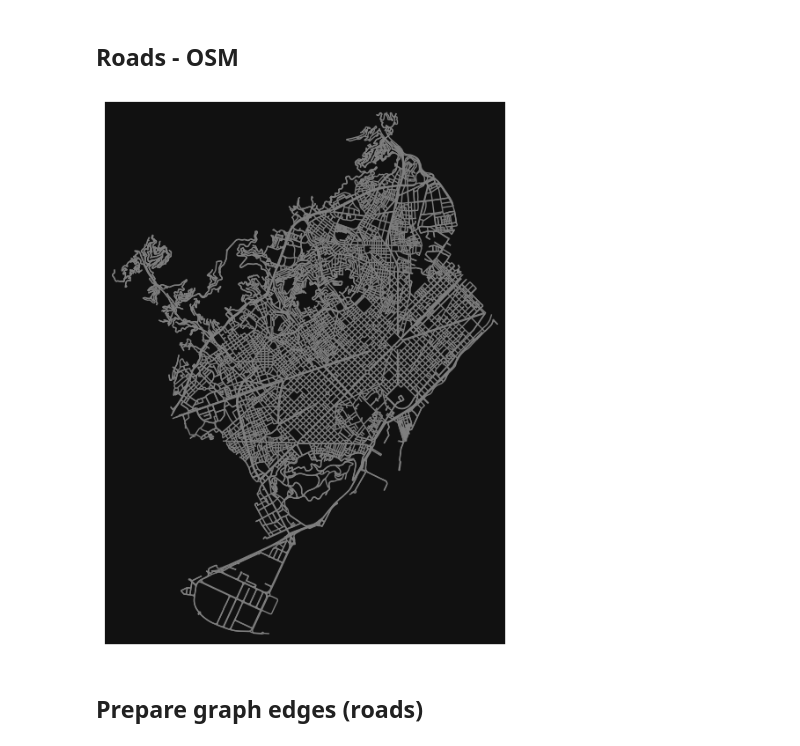
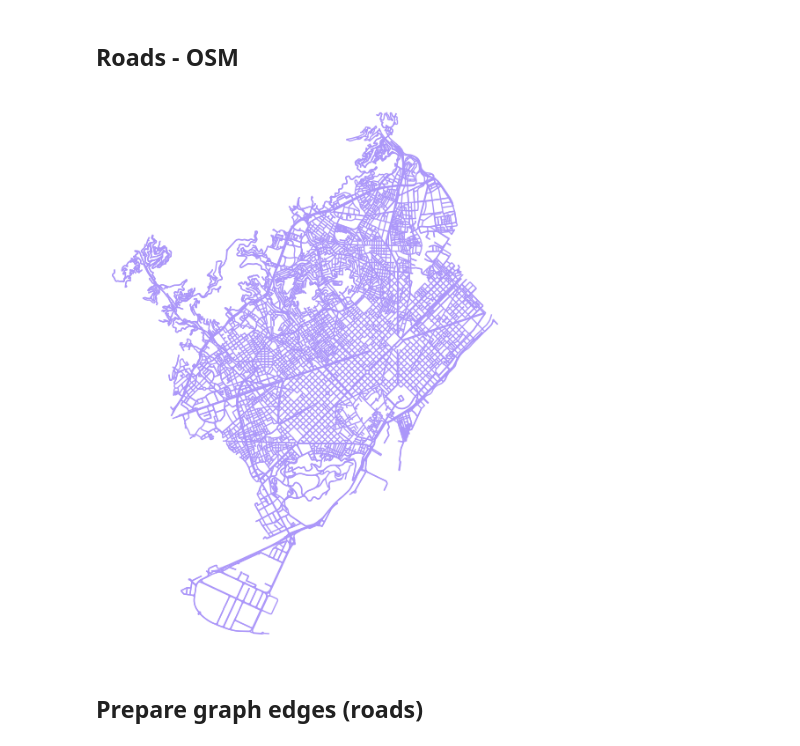
Before and after one commit to AndreaCutroni/ML-Noise-Prediction, a Jupyter notebook: notebooks/_elena/OSM_roads_noise_class.ipynb, the cells around one changed output. Saved outputs shown, nothing was run; the diff lists cells and outputs as text; code cells hidden in the pictures.

```diff
--- a/notebooks/_elena/OSM_roads_noise_class.ipynb
+++ b/notebooks/_elena/OSM_roads_noise_class.ipynb
@@ -28,11 +28,11 @@ Number of street segments: 15115
 # %%
 import osmnx as ox
 #G = ox.graph_from_place("Barcelona, Spain", network_type="drive")
 G = ox.load_graphml("data/barcelona.graphml")
-ox.plot_graph(G, edge_color="gray", node_size=0)
+ox.plot_graph(G, edge_color="#ab96f9ff", bgcolor="white", node_size=0)
 ox.save_graphml(G, "barcelona.graphml")
 # %% [output]
-[figure, old version]
+[figure, new version]
 # %% [markdown]
 ## Prepare graph edges (roads)
 # %%
```
Also changed, not shown: parts of 3 cells of this notebook, 22 other files.
